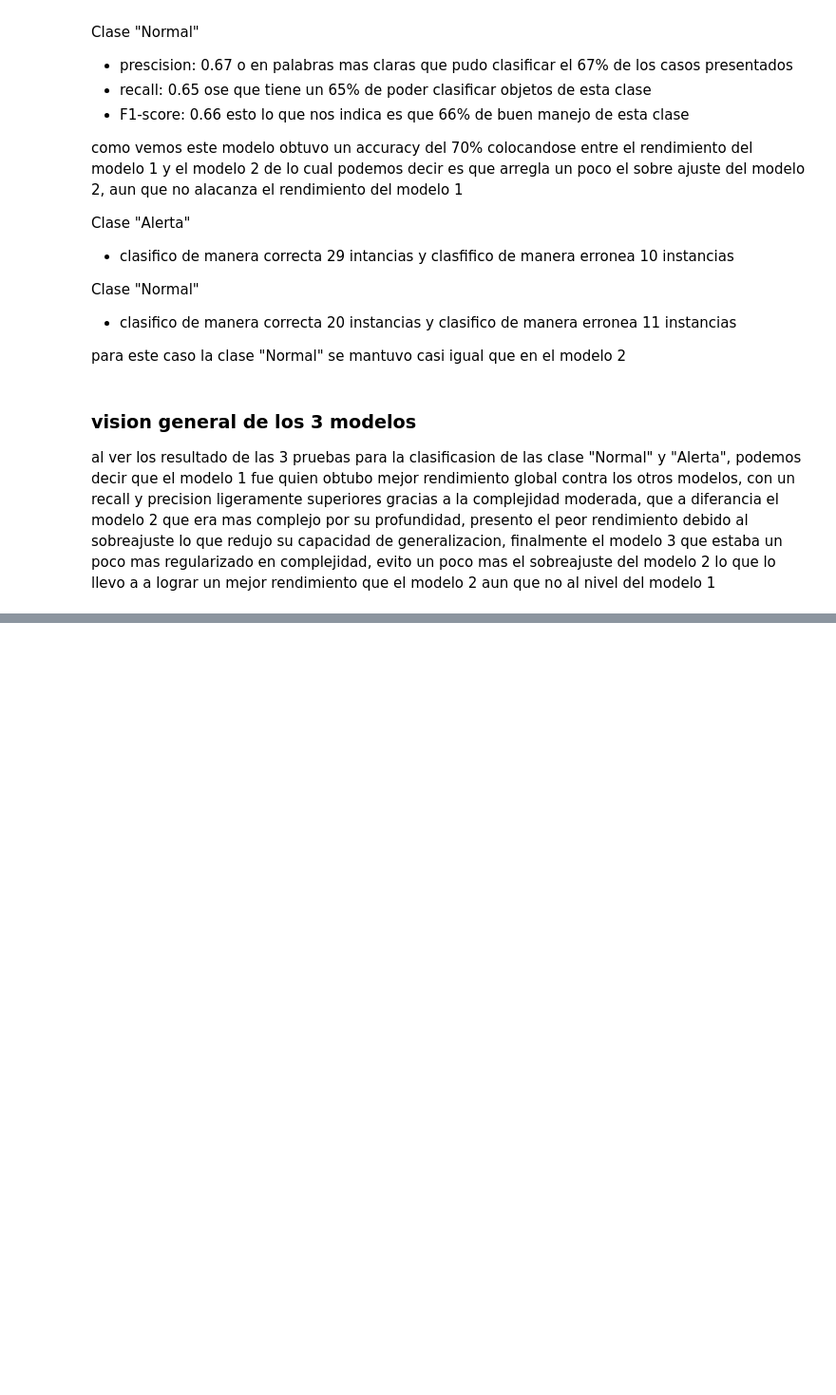
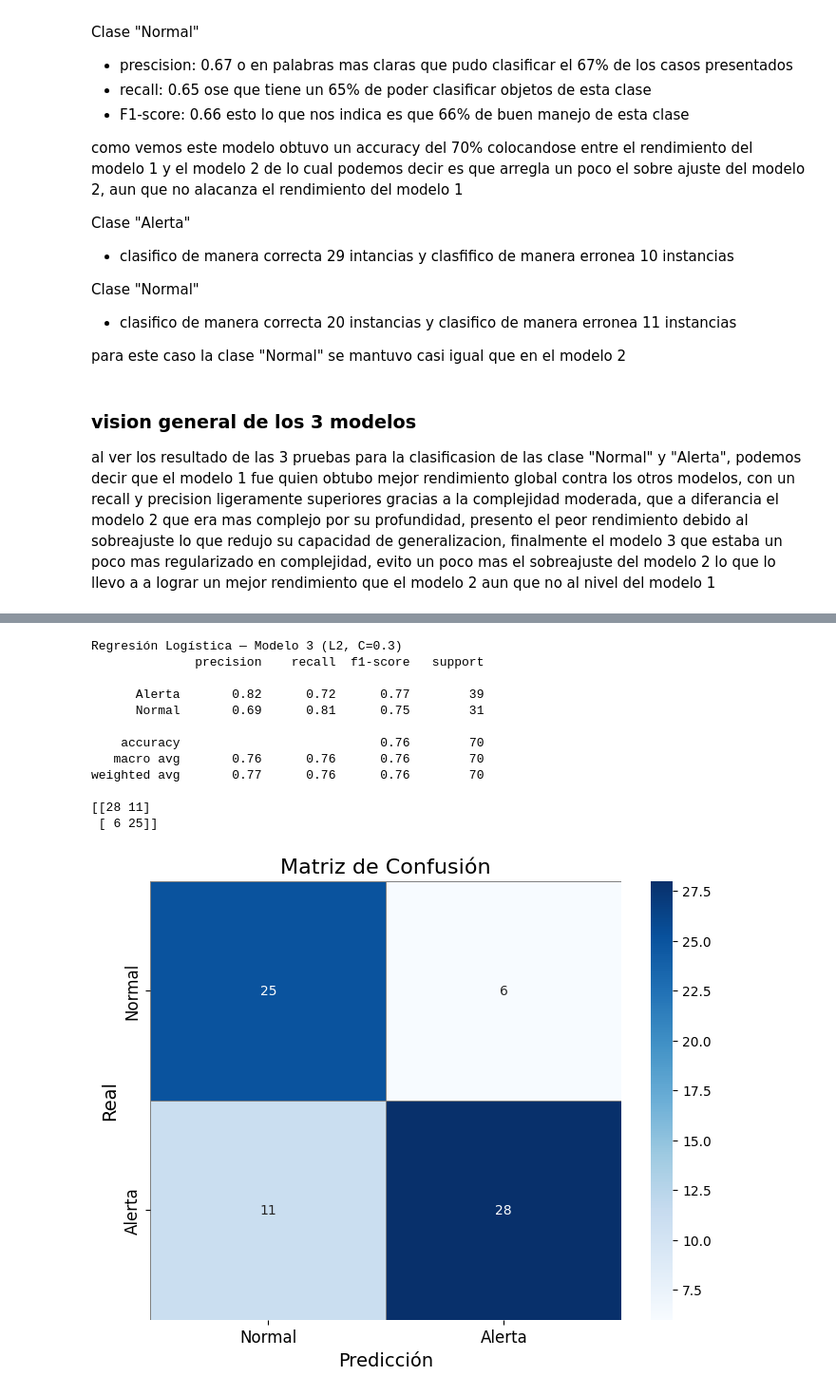
Before and after one commit to AlejandroAvila43/MineriaDeDatos, a Jupyter notebook: Air quality/AirQuality.ipynb, the cells around one changed output, grey strips where cells are left out. Shown at 95% size. Saved outputs shown, nothing was run; the diff lists cells and outputs as text; code cells hidden in the pictures; blank space fills up the shorter version.

```diff
--- a/Air quality/AirQuality.ipynb
+++ b/Air quality/AirQuality.ipynb
@@ -665,0 +760,28 @@ al ver los resultado de las 3 pruebas para la clasificasion de las clase "Normal
+# %%
+log_reg_3 = LogisticRegression(
+    penalty='l2',
+    solver='lbfgs',
+    C=0.3
+)
+
+log_reg_3.fit(X_train, y_train)
+y_pred_3 = log_reg_3.predict(X_test)
+
+print("Regresión Logística — Modelo 3 (L2, C=0.3)")
+print(classification_report(y_test, y_pred_3))
+print(confusion_matrix(y_test, y_pred_3))
+plot_confusion_matrix(y_test, y_pred_3, labels=["Normal", "Alerta"])
+# %% [output]
+Regresión Logística — Modelo 3 (L2, C=0.3)
+              precision    recall  f1-score   support
+
+      Alerta       0.82      0.72      0.77        39
+      Normal       0.69      0.81      0.75        31
+
+    accuracy                           0.76        70
+   macro avg       0.76      0.76      0.76        70
+weighted avg       0.77      0.76      0.76        70
+
+[[28 11]
+ [ 6 25]]
+[figure, added]
```
Also changed, not shown: parts of 11 cells of this notebook.
